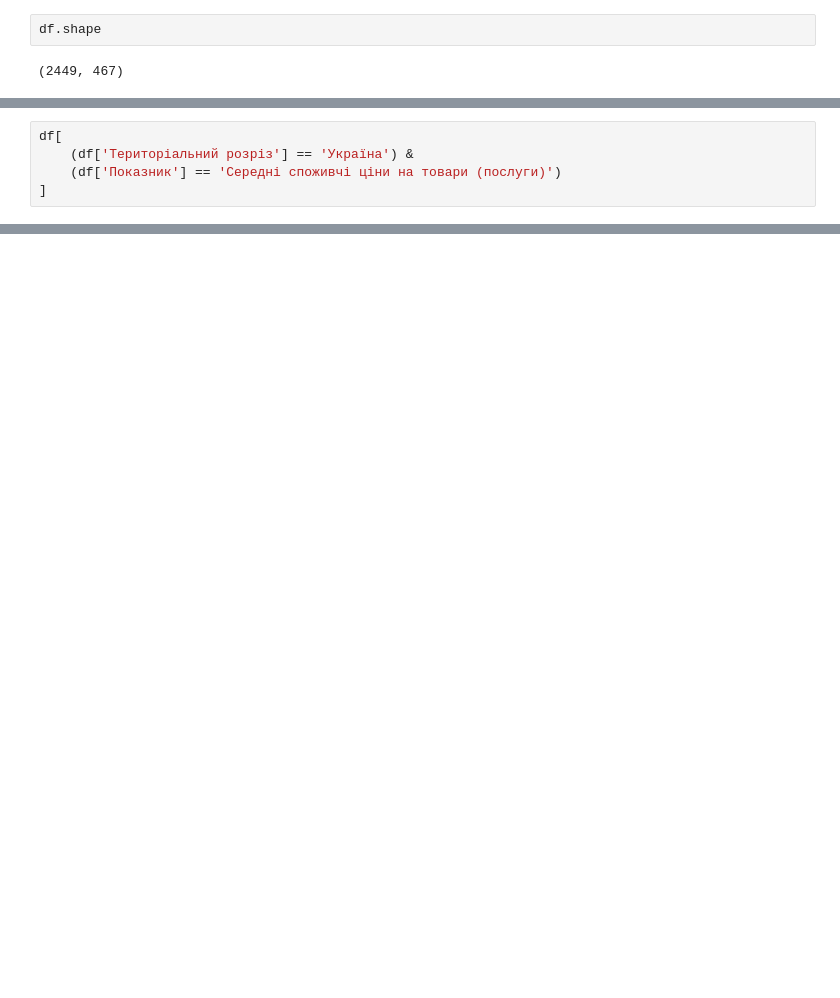
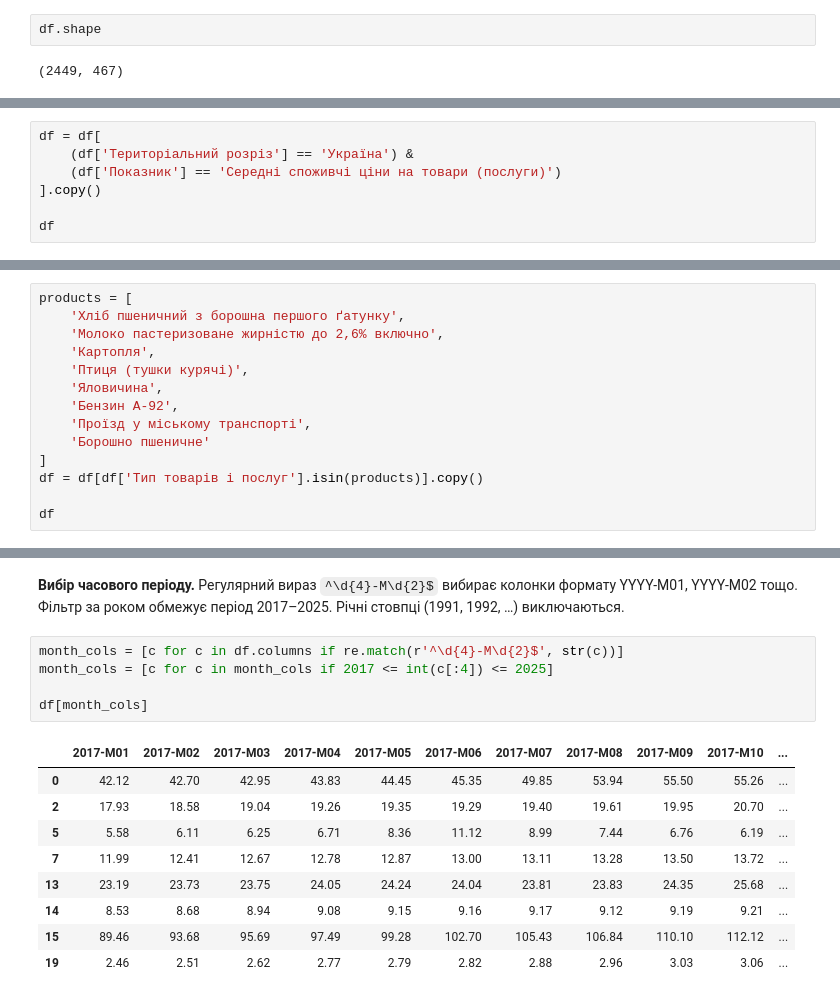
Before and after one commit to arcctg/kpi-ml-lab1, a Jupyter notebook: task_1_ukrstat_data.ipynb, the cells around one changed output, grey strips where cells are left out. Saved outputs shown, nothing was run; the diff lists cells and outputs as text; blank space fills up the shorter version.

```diff
--- a/task_1_ukrstat_data.ipynb
+++ b/task_1_ukrstat_data.ipynb
@@ -72,6 +69,8 @@ df.tail(10)
 # %%
-df[
+df = df[
     (df['Територіальний розріз'] == 'Україна') &
     (df['Показник'] == 'Середні споживчі ціни на товари (послуги)')
-]
+].copy()
+
+df
 # %% [output]
@@ -95,0 +96,14 @@ df[
+# %%
+products = [
+    'Хліб пшеничний з борошна першого ґатунку',
+    'Молоко пастеризоване жирністю до 2,6% включно',
+    'Картопля',
+    'Птиця (тушки курячі)',
+    'Яловичина',
+    'Бензин А-92',
+    'Проїзд у міському транспорті',
+    'Борошно пшеничне'
+]
+df = df[df['Тип товарів і послуг'].isin(products)].copy()
+
+df
@@ -95,0 +120,17 @@ df[
+# %% [markdown]
+**Вибір часового періоду.** Регулярний вираз `^\d{4}-M\d{2}$` вибирає колонки формату YYYY-M01, YYYY-M02 тощо. Фільтр за роком обмежує період 2017–2025. Річні стовпці (1991, 1992, …) виключаються.
+# %%
+month_cols = [c for c in df.columns if re.match(r'^\d{4}-M\d{2}$', str(c))]
+month_cols = [c for c in month_cols if 2017 <= int(c[:4]) <= 2025]
+
+df[month_cols]
+# %% [output]
+|  | 2017-M01 | 2017-M02 | 2017-M03 | 2017-M04 | 2017-M05 | 2017-M06 | 2017-M07 | 2017-M08 | 2017-M09 | 2017-M10 | ... |
+| 0 | 42.12 | 42.70 | 42.95 | 43.83 | 44.45 | 45.35 | 49.85 | 53.94 | 55.50 | 55.26 | ... |
+| 2 | 17.93 | 18.58 | 19.04 | 19.26 | 19.35 | 19.29 | 19.40 | 19.61 | 19.95 | 20.70 | ... |
+| 5 | 5.58 | 6.11 | 6.25 | 6.71 | 8.36 | 11.12 | 8.99 | 7.44 | 6.76 | 6.19 | ... |
+| 7 | 11.99 | 12.41 | 12.67 | 12.78 | 12.87 | 13.00 | 13.11 | 13.28 | 13.50 | 13.72 | ... |
+| 13 | 23.19 | 23.73 | 23.75 | 24.05 | 24.24 | 24.04 | 23.81 | 23.83 | 24.35 | 25.68 | ... |
+| 14 | 8.53 | 8.68 | 8.94 | 9.08 | 9.15 | 9.16 | 9.17 | 9.12 | 9.19 | 9.21 | ... |
+| 15 | 89.46 | 93.68 | 95.69 | 97.49 | 99.28 | 102.70 | 105.43 | 106.84 | 110.10 | 112.12 | ... |
+| 19 | 2.46 | 2.51 | 2.62 | 2.77 | 2.79 | 2.82 | 2.88 | 2.96 | 3.03 | 3.06 | ... |
```
Also changed, not shown: parts of 29 cells of this notebook.
